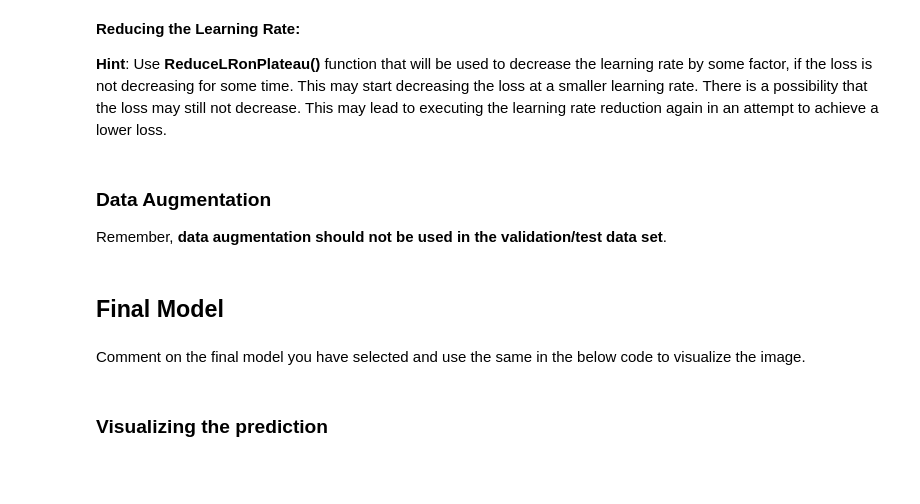
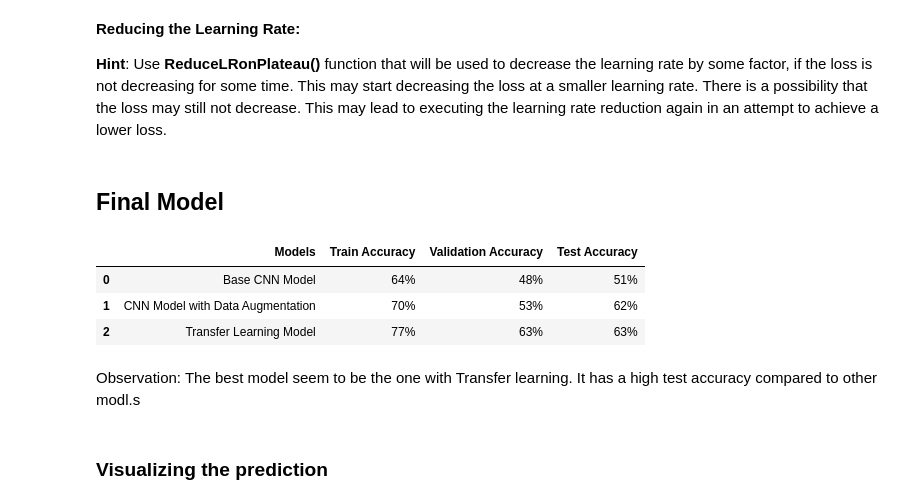
Before and after one commit to stilwalli/AI-ML-Course, a Jupyter notebook: plant-seeding/CV_Project_Full_Code_Notebook.ipynb, the cells around one changed output. Cells and saved outputs as stored; diff of their text form; code cells hidden in the pictures; blank space fills up the shorter version.

```diff
--- a/plant-seeding/CV_Project_Full_Code_Notebook.ipynb
+++ b/plant-seeding/CV_Project_Full_Code_Notebook.ipynb
@@ -683,14 +693,17 @@ plt.show()
 **Reducing the Learning Rate:**
 
 **Hint**: Use **ReduceLRonPlateau()** function that will be used to decrease the learning rate by some factor, if the loss is not decreasing for some time. This may start decreasing the loss at a smaller learning rate. There is a possibility that the loss may still not decrease. This may lead to executing the learning rate reduction again in an attempt to achieve a lower loss.
-# %% [markdown]
-### **Data Augmentation**
-
-Remember, **data augmentation should not be used in the validation/test data set**.
 # %% [markdown]
 ## Final Model
-# %% [markdown]
-Comment on the final model you have selected and use the same in the below code to visualize the image.
+# %%
+pd.DataFrame({'Models':['Base CNN Model','CNN Model with Data Augmentation','Transfer Learning Model'],'Train Accuracy':['64%','70%','77%'],'Validation Accuracy':['48%','53%','63%'],'Test Accuracy':['51%','62%','63%']})
+# %% [output]
+|  | Models | Train Accuracy | Validation Accuracy | Test Accuracy |
+| 0 | Base CNN Model | 64% | 48% | 51% |
+| 1 | CNN Model with Data Augmentation | 70% | 53% | 62% |
+| 2 | Transfer Learning Model | 77% | 63% | 63% |
+# %% [markdown]
+Observation: The best model seem to be the one with Transfer learning. It has a high test accuracy compared to other modl.s
 # %% [markdown]
 ### Visualizing the prediction
 # %%
```
Also changed, not shown: parts of 43 cells of this notebook, 3 other files.
